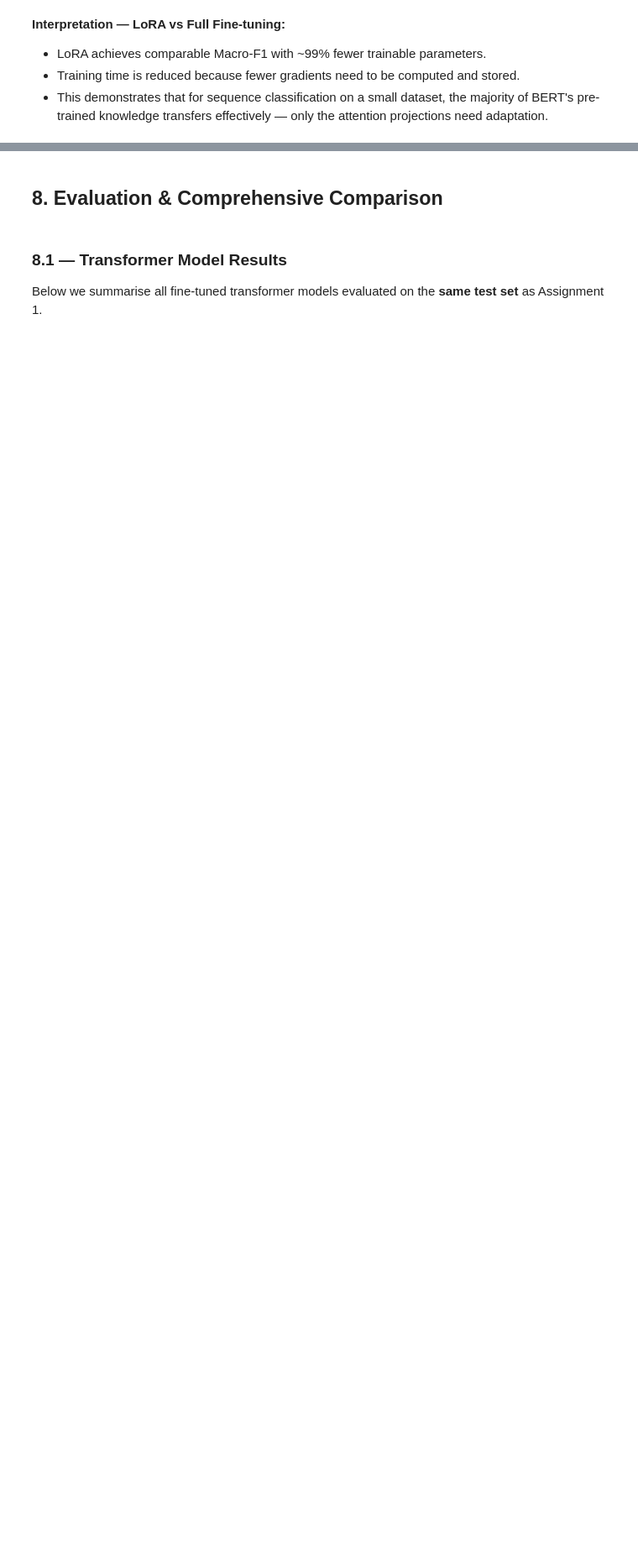
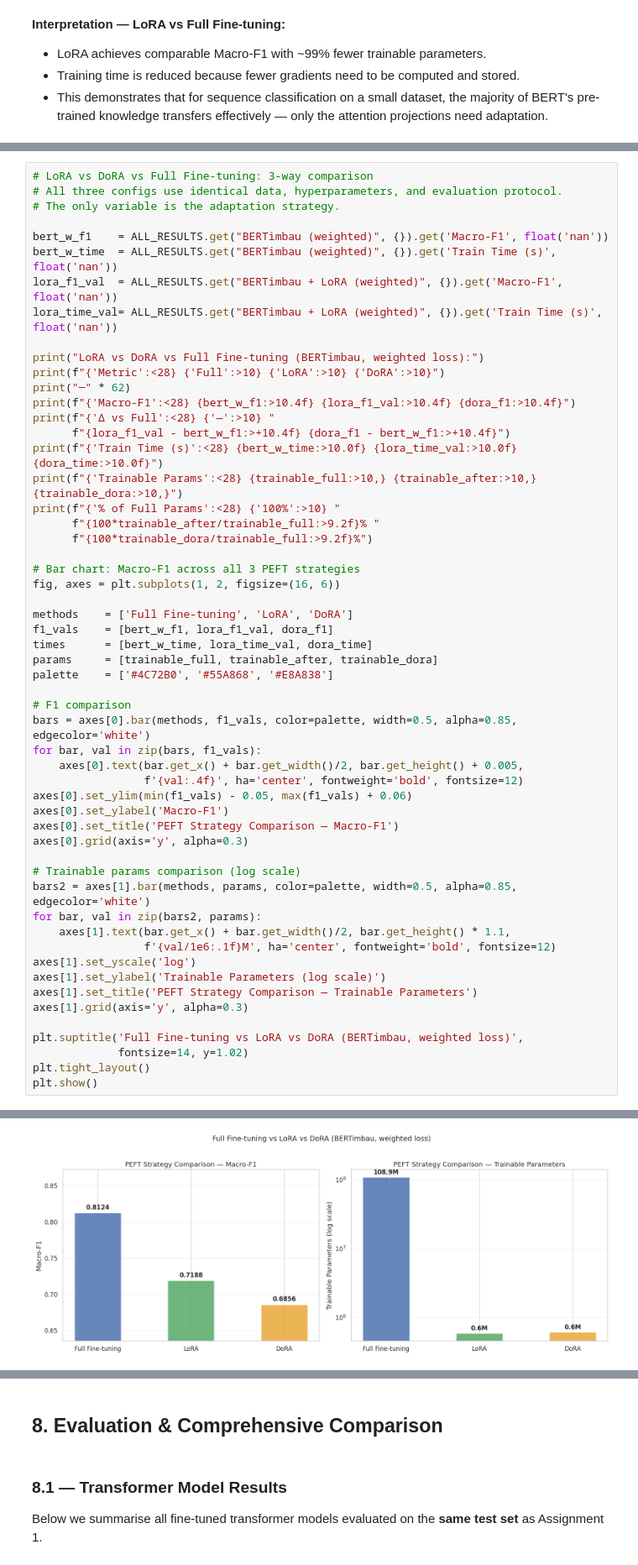
Before and after one commit to Gonto03/NLP-FactNews-Classification, a Jupyter notebook: nlp-ft-hf-model-lora.ipynb, the cells around one changed output, grey strips where cells are left out. Shown at 84% size. Saved outputs shown, nothing was run; the diff lists cells and outputs as text; blank space fills up the shorter version.

```diff
--- a/nlp-ft-hf-model-lora.ipynb
+++ b/nlp-ft-hf-model-lora.ipynb
@@ -991,0 +1146,56 @@ Trainable Params          108,925,443    592,131       0.5%
+# %%
+# LoRA vs DoRA vs Full Fine-tuning: 3-way comparison
+# All three configs use identical data, hyperparameters, and evaluation protocol.
+# The only variable is the adaptation strategy.
+
+bert_w_f1    = ALL_RESULTS.get("BERTimbau (weighted)", {}).get('Macro-F1', float('nan'))
+bert_w_time  = ALL_RESULTS.get("BERTimbau (weighted)", {}).get('Train Time (s)', float('nan'))
+lora_f1_val  = ALL_RESULTS.get("BERTimbau + LoRA (weighted)", {}).get('Macro-F1', float('nan'))
+lora_time_val= ALL_RESULTS.get("BERTimbau + LoRA (weighted)", {}).get('Train Time (s)', float('nan'))
+
+print("LoRA vs DoRA vs Full Fine-tuning (BERTimbau, weighted loss):")
+print(f"{'Metric':<28} {'Full':>10} {'LoRA':>10} {'DoRA':>10}")
+print("─" * 62)
+print(f"{'Macro-F1':<28} {bert_w_f1:>10.4f} {lora_f1_val:>10.4f} {dora_f1:>10.4f}")
+print(f"{'Δ vs Full':<28} {'—':>10} "
+      f"{lora_f1_val - bert_w_f1:>+10.4f} {dora_f1 - bert_w_f1:>+10.4f}")
+print(f"{'Train Time (s)':<28} {bert_w_time:>10.0f} {lora_time_val:>10.0f} {dora_time:>10.0f}")
+print(f"{'Trainable Params':<28} {trainable_full:>10,} {trainable_after:>10,} {trainable_dora:>10,}")
+print(f"{'% of Full Params':<28} {'100%':>10} "
+      f"{100*trainable_after/trainable_full:>9.2f}% "
+      f"{100*trainable_dora/trainable_full:>9.2f}%")
+
+# Bar chart: Macro-F1 across all 3 PEFT strategies
+fig, axes = plt.subplots(1, 2, figsize=(16, 6))
+
+methods    = ['Full Fine-tuning', 'LoRA', 'DoRA']
+f1_vals    = [bert_w_f1, lora_f1_val, dora_f1]
+times      = [bert_w_time, lora_time_val, dora_time]
+params     = [trainable_full, trainable_after, trainable_dora]
+palette    = ['#4C72B0', '#55A868', '#E8A838']
+
+# F1 comparison
+bars = axes[0].bar(methods, f1_vals, color=palette, width=0.5, alpha=0.85, edgecolor='white')
+for bar, val in zip(bars, f1_vals):
+    axes[0].text(bar.get_x() + bar.get_width()/2, bar.get_height() + 0.005,
+                 f'{val:.4f}', ha='center', fontweight='bold', fontsize=12)
+axes[0].set_ylim(min(f1_vals) - 0.05, max(f1_vals) + 0.06)
+axes[0].set_ylabel('Macro-F1')
+axes[0].set_title('PEFT Strategy Comparison — Macro-F1')
+axes[0].grid(axis='y', alpha=0.3)
+
+# Trainable params comparison (log scale)
+bars2 = axes[1].bar(methods, params, color=palette, width=0.5, alpha=0.85, edgecolor='white')
+for bar, val in zip(bars2, params):
+    axes[1].text(bar.get_x() + bar.get_width()/2, bar.get_height() * 1.1,
+                 f'{val/1e6:.1f}M', ha='center', fontweight='bold', fontsize=12)
+axes[1].set_yscale('log')
+axes[1].set_ylabel('Trainable Parameters (log scale)')
+axes[1].set_title('PEFT Strategy Comparison — Trainable Parameters')
+axes[1].grid(axis='y', alpha=0.3)
+
+plt.suptitle('Full Fine-tuning vs LoRA vs DoRA (BERTimbau, weighted loss)',
+             fontsize=14, y=1.02)
+plt.tight_layout()
+plt.show()
+# %% [output]
@@ -991,0 +1210 @@ Trainable Params          108,925,443    592,131       0.5%
+[figure, added]
```
Also changed, not shown: parts of 51 cells of this notebook.
